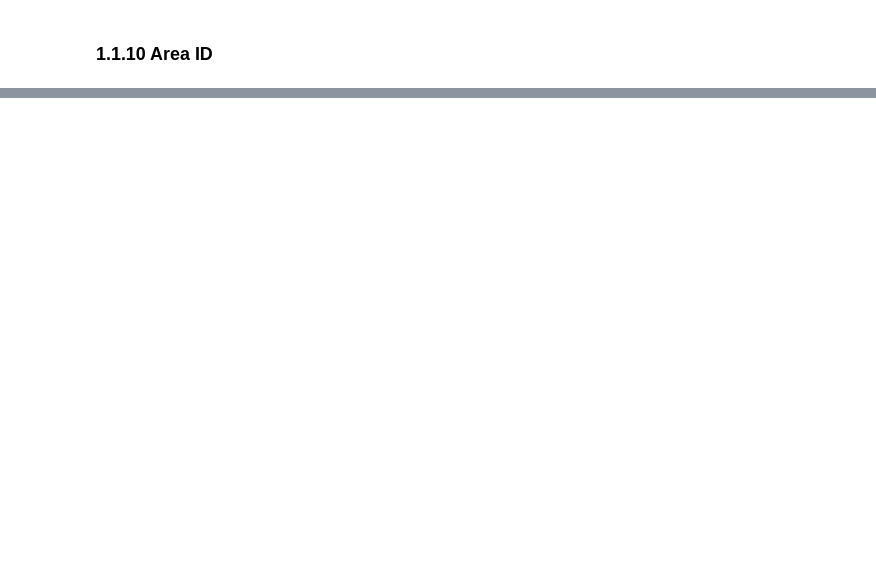
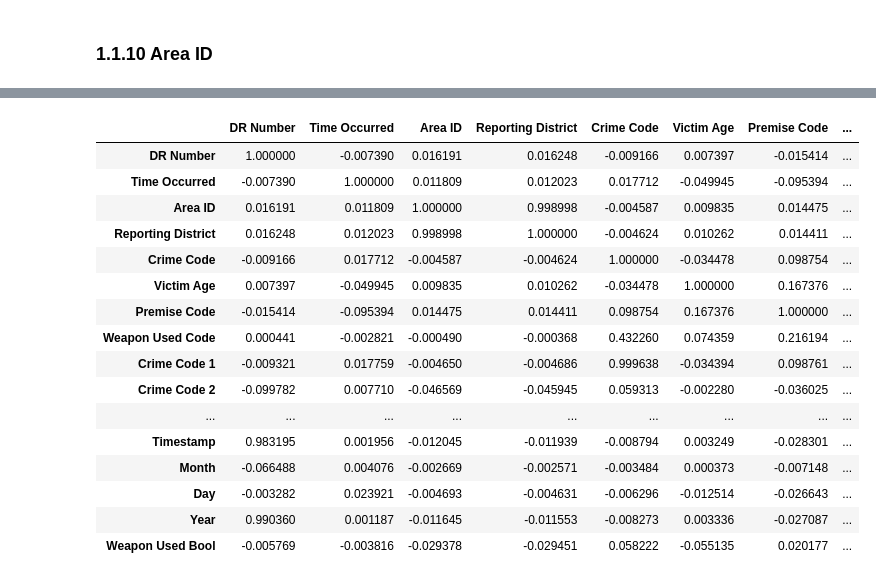
Before and after one commit to abbahdab/Crime-Rates-Prediction-, a Jupyter notebook: eda.ipynb, the cells around one changed output, grey strips where cells are left out. Saved outputs shown, nothing was run; the diff lists cells and outputs as text; code cells hidden in the pictures; blank space fills up the shorter version.

```diff
--- a/eda.ipynb
+++ b/eda.ipynb
@@ -338,4 +290,7 @@ print('Null:', data2['Date Occurred'].isnull().sum())
 Null: 0
 # %%
 # convert to datetime
-data2['Date Occurred'] = pd.to_datetime(data2['Date Occurred'], format='%m/%d/%Y')
+data.loc[:, 'Date Occurred'] = pd.to_datetime(data.loc[:, 'Date Occurred'], format='%m/%d/%Y')
+
+# convert to unix timestamp
+data.loc[:, 'Timestamp'] = data.loc[:, 'Date Occurred'].astype(np.int64) // 10**9
@@ -347,5 +297,5 @@ See the caveats in the documentation: http://pandas.pydata.org/pandas-docs/stabl
 # %%
 # Seperate the date column into month, day, year
-data2['Month'] = data2['Date Occurred'].dt.month
-data2['Day'] = data2['Date Occurred'].dt.day
-data2['Year'] = data2['Date Occurred'].dt.year
+data.loc[:, 'Month'] = data.loc[:, 'Date Occurred'].dt.month
+data.loc[:, 'Day'] = data.loc[:, 'Date Occurred'].dt.day
+data.loc[:, 'Year'] = data.loc[:, 'Date Occurred'].dt.year
@@ -368,3 +318,7 @@ See the caveats in the documentation: http://pandas.pydata.org/pandas-docs/stabl
 # %% [markdown]
 ### 1.1.7 Weapon Used Code
+# %%
+# Make new column for whether or not a weapon was used. 0 if no weapon, 1 if weapon
+data.loc[data['Weapon Used Code'].isna(), 'Weapon Used Bool'] = 0
+data.loc[data['Weapon Used Code'].notna(), 'Weapon Used Bool'] = 1
 # %%
@@ -461,22 +379,0 @@ Crimes committed in the night: 440974
-# %%
-len(data['Crime Code'])
-len(data)
-
-tempdf = data['Time Occurred']
-templist = []
-
-for i in tempdf:
-    if 500 >= i >= 1159:
-        templist.append(0)
-    elif 1200 >= i >= 1659:
-        templist.append(1)
-    elif 1700 >= i >= 2059:
-        templist.append(2)
-    else:
-        templist.append(3)
-
-data['Time of Day'] = templist
-
-print(len(templist))
-print(len(data))
-print(len(tempdf))
@@ -614,0 +490,20 @@ data3.to_csv('../data/Crime_Data_2010_2017_clean.csv')
+# %%
+data.corr()
+# %% [output]
+|  | DR Number | Time Occurred | Area ID | Reporting District | Crime Code | Victim Age | Premise Code | ... |
+| DR Number | 1.000000 | -0.007390 | 0.016191 | 0.016248 | -0.009166 | 0.007397 | -0.015414 | ... |
+| Time Occurred | -0.007390 | 1.000000 | 0.011809 | 0.012023 | 0.017712 | -0.049945 | -0.095394 | ... |
+| Area ID | 0.016191 | 0.011809 | 1.000000 | 0.998998 | -0.004587 | 0.009835 | 0.014475 | ... |
+| Reporting District | 0.016248 | 0.012023 | 0.998998 | 1.000000 | -0.004624 | 0.010262 | 0.014411 | ... |
+| Crime Code | -0.009166 | 0.017712 | -0.004587 | -0.004624 | 1.000000 | -0.034478 | 0.098754 | ... |
+| Victim Age | 0.007397 | -0.049945 | 0.009835 | 0.010262 | -0.034478 | 1.000000 | 0.167376 | ... |
+| Premise Code | -0.015414 | -0.095394 | 0.014475 | 0.014411 | 0.098754 | 0.167376 | 1.000000 | ... |
+| Weapon Used Code | 0.000441 | -0.002821 | -0.000490 | -0.000368 | 0.432260 | 0.074359 | 0.216194 | ... |
+| Crime Code 1 | -0.009321 | 0.017759 | -0.004650 | -0.004686 | 0.999638 | -0.034394 | 0.098761 | ... |
+| Crime Code 2 | -0.099782 | 0.007710 | -0.046569 | -0.045945 | 0.059313 | -0.002280 | -0.036025 | ... |
+| ... | ... | ... | ... | ... | ... | ... | ... | ... |
+| Timestamp | 0.983195 | 0.001956 | -0.012045 | -0.011939 | -0.008794 | 0.003249 | -0.028301 | ... |
+| Month | -0.066488 | 0.004076 | -0.002669 | -0.002571 | -0.003484 | 0.000373 | -0.007148 | ... |
+| Day | -0.003282 | 0.023921 | -0.004693 | -0.004631 | -0.006296 | -0.012514 | -0.026643 | ... |
+| Year | 0.990360 | 0.001187 | -0.011645 | -0.011553 | -0.008273 | 0.003336 | -0.027087 | ... |
+| Weapon Used Bool | -0.005769 | -0.003816 | -0.029378 | -0.029451 | 0.058222 | -0.055135 | 0.020177 | ... |
```
Also changed, not shown: parts of 58 cells of this notebook, 7 other files.
